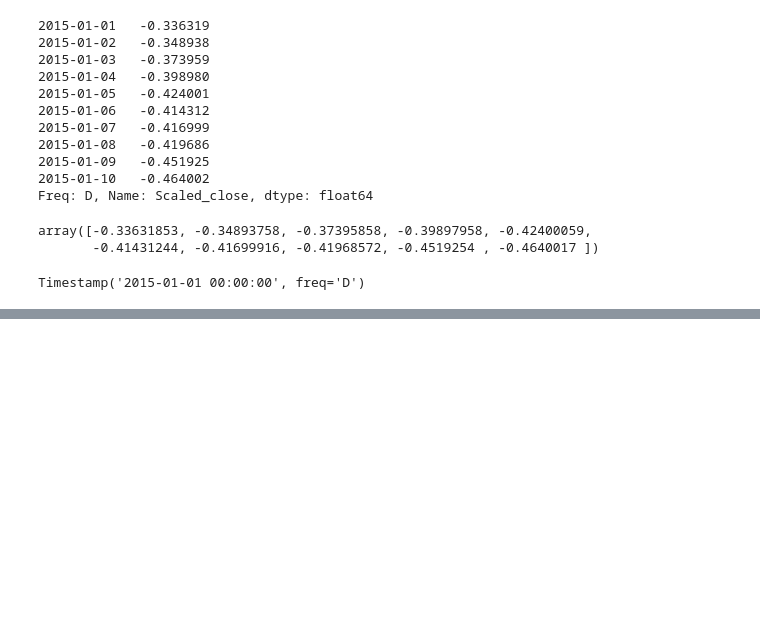
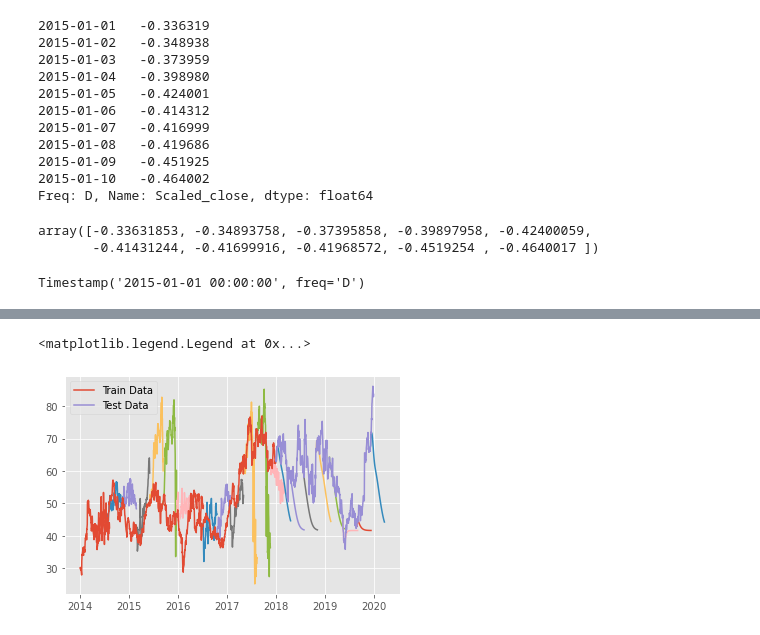
Before and after one commit to Nikhil-Khetani/Tesla-Stock-Price-Predictor, a Jupyter notebook: Notebook3.ipynb, the cells around one changed output, grey strips where cells are left out. Drawn from its saved outputs; the diff is of its cells as text; code cells hidden in the pictures; blank space fills up the shorter version.

```diff
--- a/Notebook3.ipynb
+++ b/Notebook3.ipynb
@@ -333,0 +282,12 @@ plt.plot(df['2014':'2018'])
+# %%
+# Birectional
+input_length
+
+model_bidirectional = tf.keras.models.Sequential()
+model_bidirectional.add(tf.keras.layers.Bidirectional(tf.keras.layers.LSTM(50, activation='relu'), input_shape=(input_length, n_features)))
+model_bidirectional.add(tf.keras.layers.Dense(1))
+model_bidirectional.compile(optimizer='adam', loss='mse')
+# %%
+X_data, y_data = ConvertToKerasLagged(train_data_scaled, input_length, n_features )
+# %%
+model_bidirectional.fit(X_data, y_data, epochs=3000, shuffle=True,verbose=1)
@@ -333,0 +313,11 @@ plt.plot(df['2014':'2018'])
+# %%
+predictEveryNPeriods(model_bidirectional, train_data_scaled['Scaled_close'],100,input_length,100, scaler)
+
+plt.plot(train_data['Adj Close'],label = 'Train Data')
+
+predictEveryNPeriods(model, test_data_scaled['Scaled_close'],100,input_length,100, scaler)
+plt.plot(test_data['Adj Close'],label = 'Test Data')
+plt.legend()
+# %% [output]
+<matplotlib.legend.Legend at 0x...>
+[figure, added]
```
Also changed, not shown: parts of 24 cells of this notebook.
